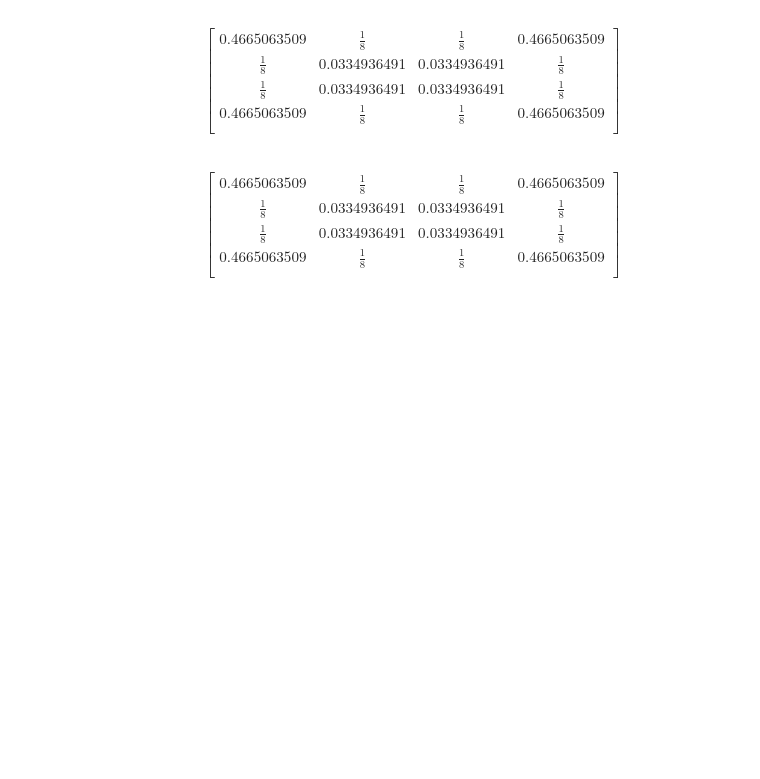
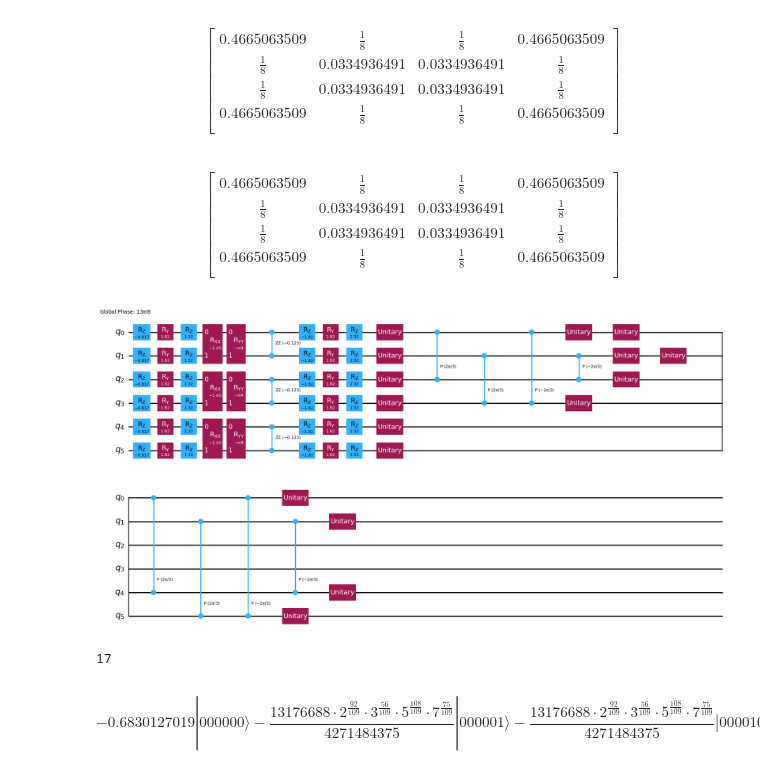
Before and after one commit to slysek/qudityD3, a Jupyter notebook: GHZstate.ipynb, the cells around one changed output. Drawn from its saved outputs; the diff is of its cells as text; code cells hidden in the pictures; blank space fills up the shorter version.

```diff
--- a/GHZstate.ipynb
+++ b/GHZstate.ipynb
@@ -236,3 +262,17 @@ $$
  0.4665063509 & \frac{1}{8} & \frac{1}{8} & 0.4665063509  \\
  \end{bmatrix}
 $$
+# %%
+optiGHZ = QuantumCircuit(6)
+optiGHZ.append(optiF, [0, 1])
+optiGHZ.append(optiF, [2, 3])
+optiGHZ.append(optiF, [4, 5])
+optiGHZ.append(czqutrit, [0, 1, 2, 3])
+optiGHZ.append(czqutrit, [0, 1, 4, 5])
+optiGHZ.decompose().draw('mpl')
+# %% [output]
+[figure, added]
+# %%
+optiGHZ.decompose().depth()
+# %% [output]
+17
@@ -238,0 +288,4 @@ $$
+# %%
+Statevector(default).draw('latex')
+# %% [output]
+$$-0.6830127019 |000000\rangle- \frac{13176688 \cdot 2^{\frac{92}{109}} \cdot 3^{\frac{56}{109}} \cdot 5^{\frac{108}{109}} \cdot 7^{\frac{75}{109}}}{4271484375} |000001\rangle- \frac{13176688 \cdot 2^{\frac{92}{109}} \cdot 3^{\frac{56}{109}} \cdot 5^{\frac{108}{109}} \cdot 7^{\frac{75}{109}}}{4271484375} |000010\rangle-0.6830127019 |000011\rangle$$
```
Also changed, not shown: parts of 14 cells of this notebook, 1 other file.
